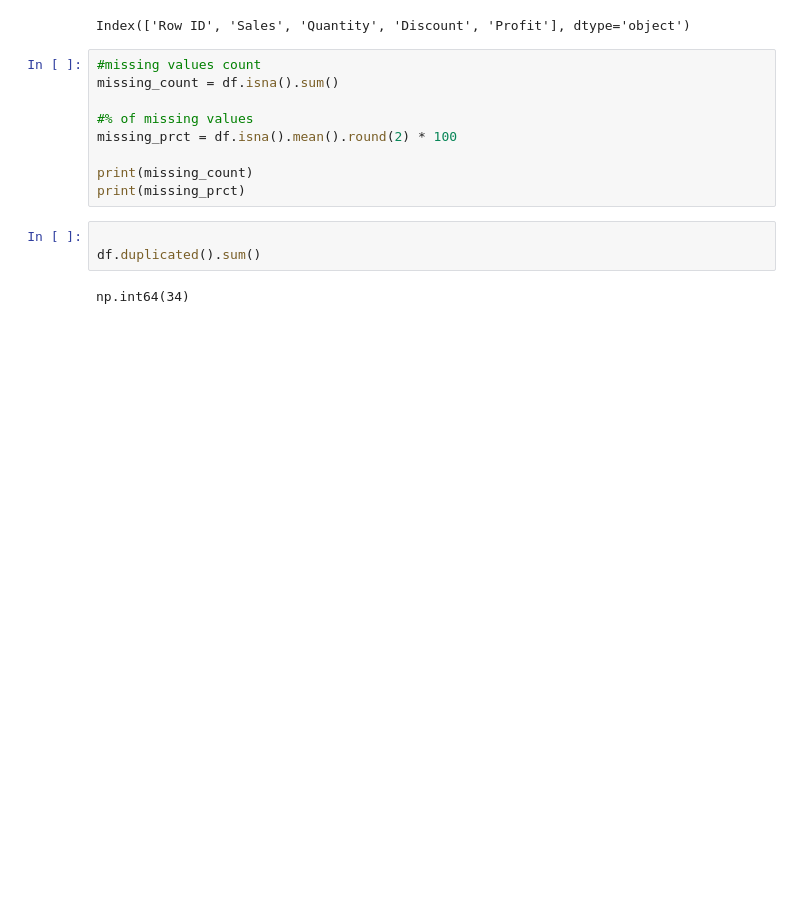
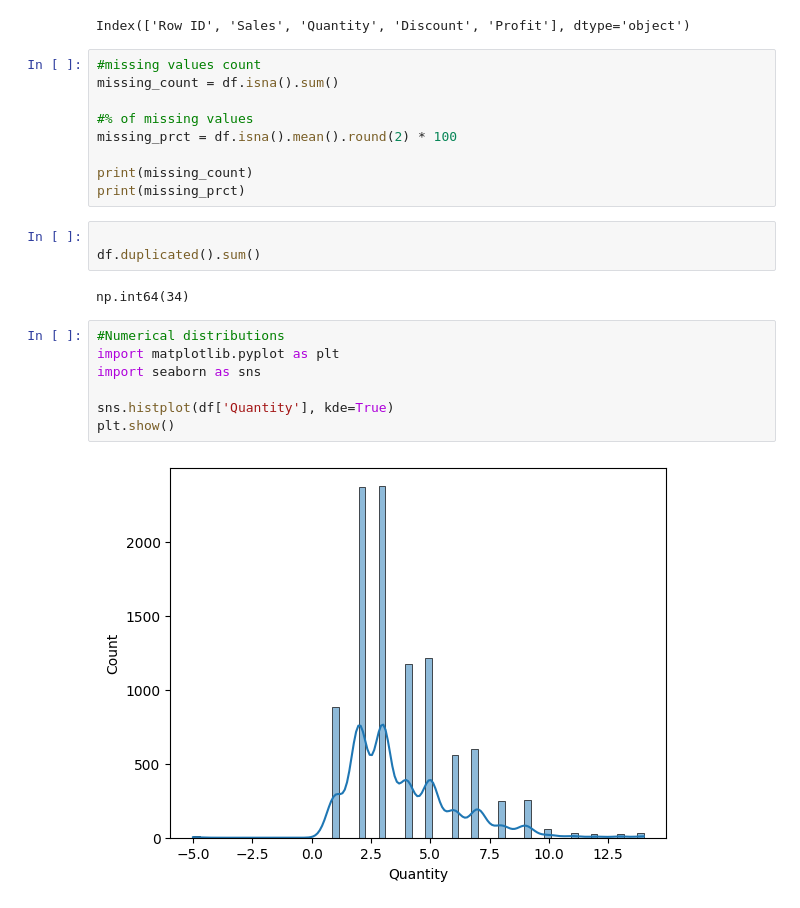
Before and after one commit to d-anasx/DataStore360, a Jupyter notebook: notebooks/01_eda.ipynb, the cells around one changed output. Cells and saved outputs as stored; diff of their text form; blank space fills up the shorter version.

```diff
--- a/notebooks/01_eda.ipynb
+++ b/notebooks/01_eda.ipynb
@@ -83,3 +85,12 @@ print(missing_prct)
 df.duplicated().sum()
 # %% [output]
 np.int64(34)
+# %%
+#Numerical distributions
+import matplotlib.pyplot as plt
+import seaborn as sns
+
+sns.histplot(df['Quantity'], kde=True)
+plt.show()
+# %% [output]
+[figure, added]
```
Also changed, not shown: parts of 14 cells of this notebook, 8 other files.
